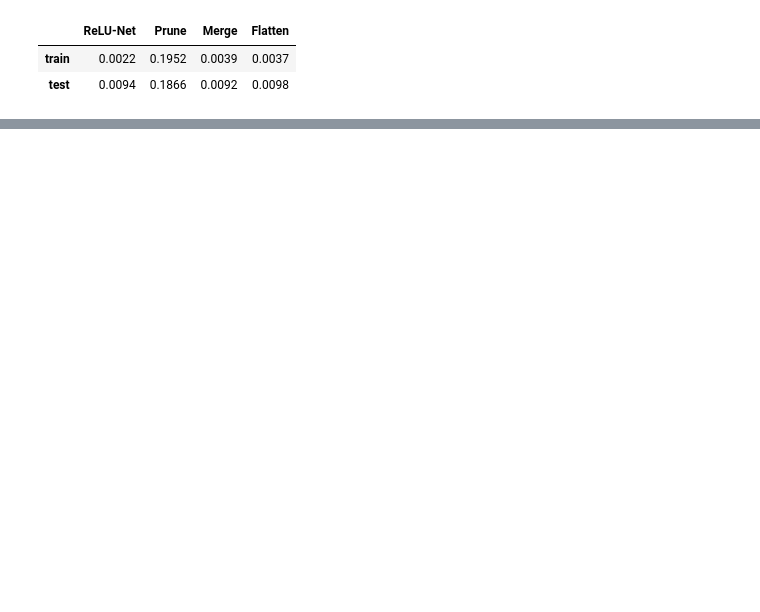
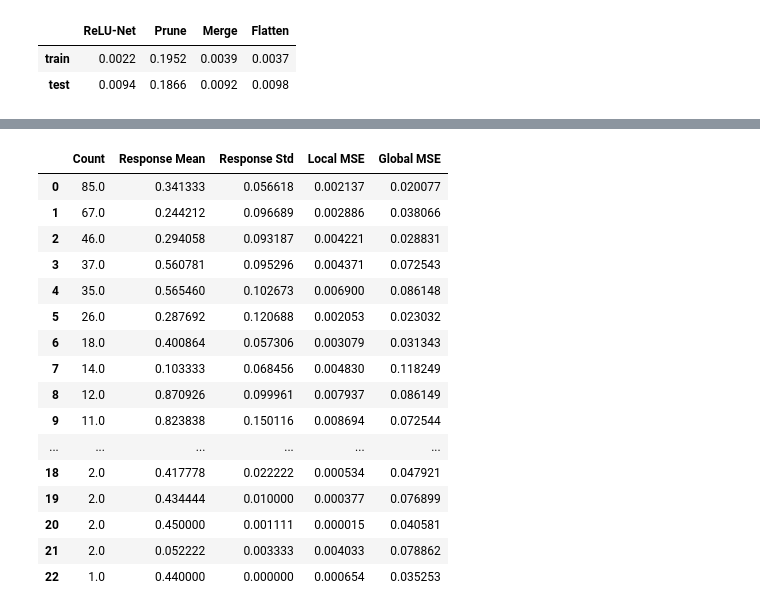
Before and after one commit to SelfExplainML/Aletheia, a Jupyter notebook: examples/BostonHouse.ipynb, the cells around one changed output, grey strips where cells are left out. Cells and saved outputs as stored; diff of their text form; code cells hidden in the pictures; blank space fills up the shorter version.

```diff
--- a/examples/BostonHouse.ipynb
+++ b/examples/BostonHouse.ipynb
@@ -203,0 +238,27 @@ pd.concat([train_stat, test_stat]).round(4)
+# %%
+best_reg = 0.0005
+mlp = MLPRegressor(train_x.shape[1], [40] * 4, regl1=best_reg)
+mlp.fit(train_x, train_y, epochs=2000, batch_size=200, verbose=False)
+coefs = [layer.kernel.numpy() for layer in mlp.layers]
+intercepts = [layer.bias.numpy() for layer in mlp.layers]
+clf = UnwrapperRegressor(coefs, intercepts, feature_names=data.feature_names)
+clf.fit(train_x, train_y)
+clf.summary()
+# %% [output]
+|  | Count | Response Mean | Response Std | Local MSE | Global MSE |
+| 0 | 85.0 | 0.341333 | 0.056618 | 0.002137 | 0.020077 |
+| 1 | 67.0 | 0.244212 | 0.096689 | 0.002886 | 0.038066 |
+| 2 | 46.0 | 0.294058 | 0.093187 | 0.004221 | 0.028831 |
+| 3 | 37.0 | 0.560781 | 0.095296 | 0.004371 | 0.072543 |
+| 4 | 35.0 | 0.565460 | 0.102673 | 0.006900 | 0.086148 |
+| 5 | 26.0 | 0.287692 | 0.120688 | 0.002053 | 0.023032 |
+| 6 | 18.0 | 0.400864 | 0.057306 | 0.003079 | 0.031343 |
+| 7 | 14.0 | 0.103333 | 0.068456 | 0.004830 | 0.118249 |
+| 8 | 12.0 | 0.870926 | 0.099961 | 0.007937 | 0.086149 |
+| 9 | 11.0 | 0.823838 | 0.150116 | 0.008694 | 0.072544 |
+| ... | ... | ... | ... | ... | ... |
+| 18 | 2.0 | 0.417778 | 0.022222 | 0.000534 | 0.047921 |
+| 19 | 2.0 | 0.434444 | 0.010000 | 0.000377 | 0.076899 |
+| 20 | 2.0 | 0.450000 | 0.001111 | 0.000015 | 0.040581 |
+| 21 | 2.0 | 0.052222 | 0.003333 | 0.004033 | 0.078862 |
+| 22 | 1.0 | 0.440000 | 0.000000 | 0.000654 | 0.035253 |
```
Also changed, not shown: parts of 14 cells of this notebook, 7 other files.
